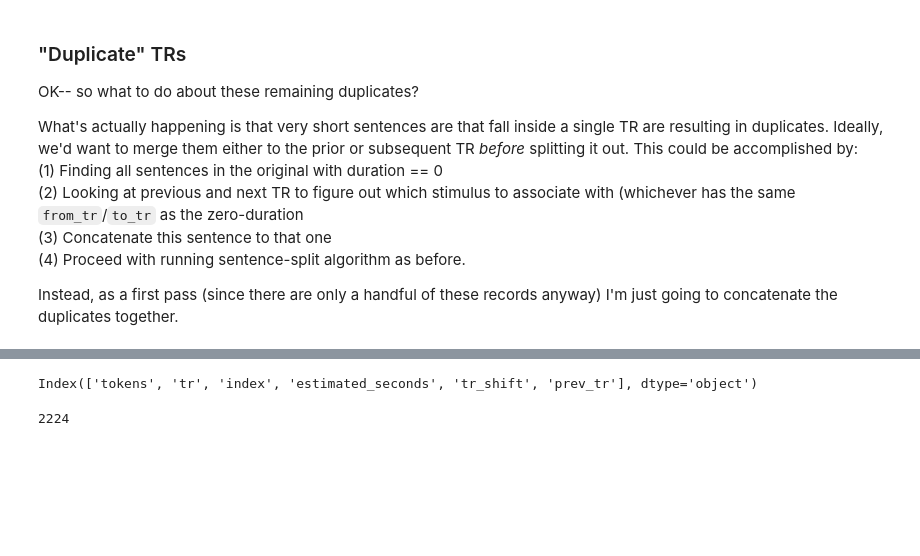
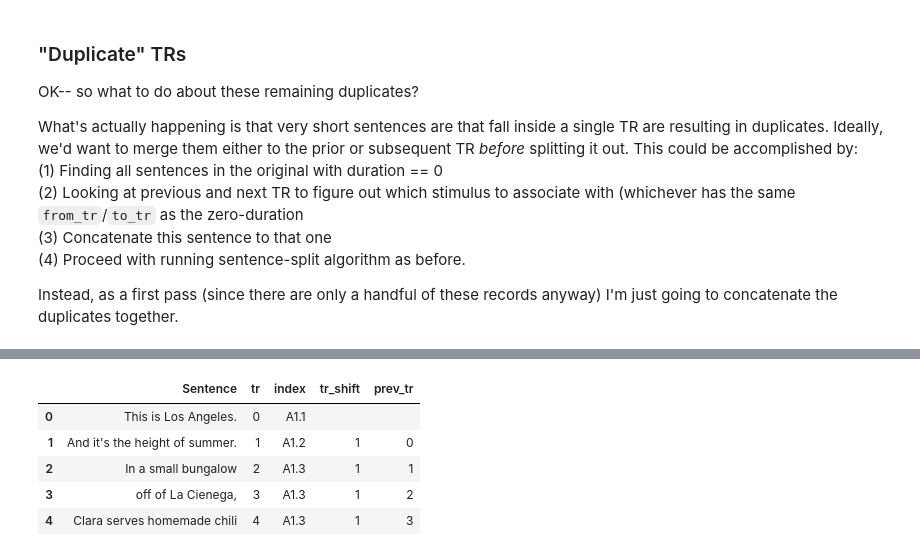
Before and after one commit to tsumers/bert-brains, a Jupyter notebook: transcript-processing.ipynb, the cells around one changed output, grey strips where cells are left out. Drawn from its saved outputs; the diff is of its cells as text; code cells hidden in the pictures; blank space fills up the shorter version.

```diff
--- a/transcript-processing.ipynb
+++ b/transcript-processing.ipynb
@@ -288,0 +289,26 @@ final_df[final_df["tr_shift"] > 2]
+# %%
+def generate_missing_trs(row):
+
+    if row["tr_shift"] > 1:
+        return [{"Sentence": "", "tr": int(row["prev_tr"] + i + 1)} for i in range(0, int(row["tr_shift"] - 1))]
+
+def pad_missing_trs(df):
+
+    missing = df.apply(lambda x: generate_missing_trs(x), axis=1)
+    missing = missing[missing.values != None].values
+
+    missing_tr_df = pd.DataFrame.from_records(itertools.chain.from_iterable(missing))
+
+    return missing_tr_df
+
+missing_trs = pad_missing_trs(recatted)
+
+final_df = pd.concat([missing_trs, recatted]).fillna("").sort_values("tr")
+final_df.head()
+# %% [output]
+|  | Sentence | tr | index | tr_shift | prev_tr |
+| 0 | This is Los Angeles. | 0 | A1.1 |  |  |
+| 1 | And it's the height of summer. | 1 | A1.2 | 1 | 0 |
+| 2 | In a small bungalow | 2 | A1.3 | 1 | 1 |
+| 3 | off of La Cienega, | 3 | A1.3 | 1 | 2 |
+| 4 | Clara serves homemade chili | 4 | A1.3 | 1 | 3 |
@@ -289,10 +323,2 @@ final_df[final_df["tr_shift"] > 2]
 # %%
 final_df.to_csv("data/21st_year/tr_tokens.csv")
-# %%
-final_df.columns
-# %% [output]
-Index(['tokens', 'tr', 'index', 'estimated_seconds', 'tr_shift', 'prev_tr'], dtype='object')
-# %%
-final_df.tr.max()
-# %% [output]
-2224
```
Also changed, not shown: parts of 12 cells of this notebook, 2 other files.
